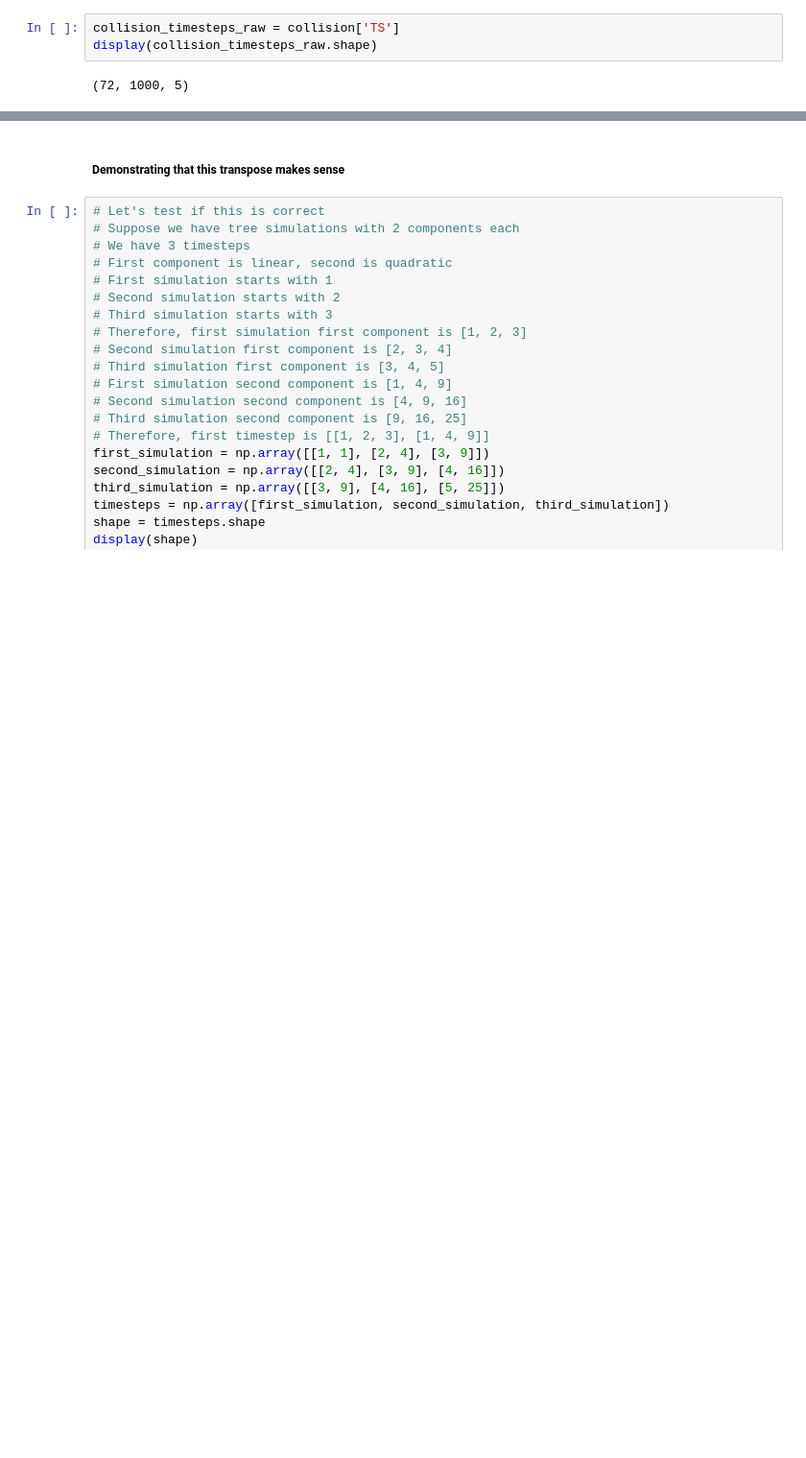
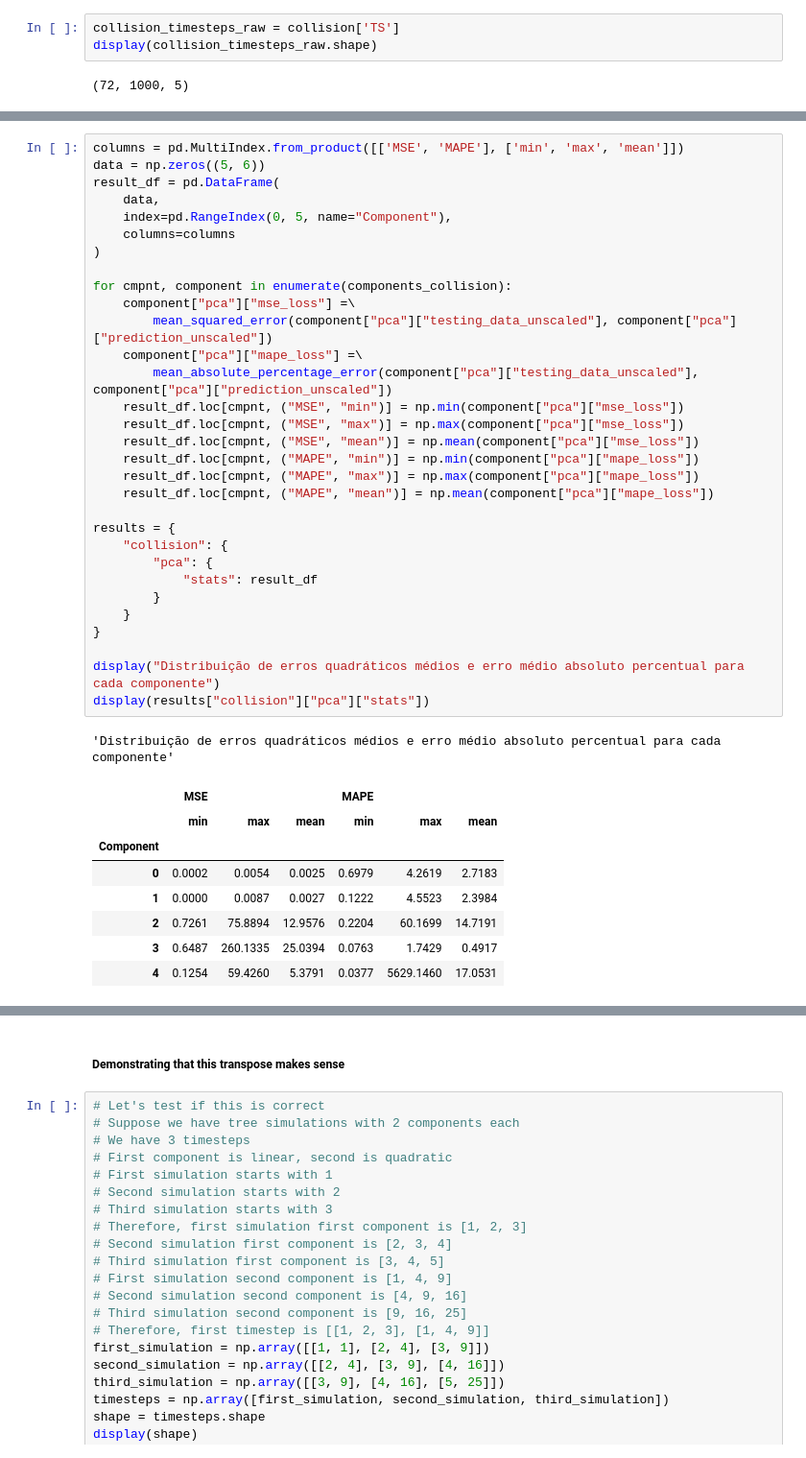
Before and after one commit to GuiCT/data-driven-studies, a Jupyter notebook: droplet/keras.ipynb, the cells around one changed output, grey strips where cells are left out. Shown at 96% size. Drawn from its saved outputs; the diff is of its cells as text; blank space fills up the shorter version.

```diff
--- a/droplet/keras.ipynb
+++ b/droplet/keras.ipynb
@@ -229,0 +309,41 @@ fig_subs.show()
+# %%
+columns = pd.MultiIndex.from_product([['MSE', 'MAPE'], ['min', 'max', 'mean']])
+data = np.zeros((5, 6))
+result_df = pd.DataFrame(
+    data,
+    index=pd.RangeIndex(0, 5, name="Component"),
+    columns=columns
+)
+
+for cmpnt, component in enumerate(components_collision):
+    component["pca"]["mse_loss"] =\
+        mean_squared_error(component["pca"]["testing_data_unscaled"], component["pca"]["prediction_unscaled"])
+    component["pca"]["mape_loss"] =\
+        mean_absolute_percentage_error(component["pca"]["testing_data_unscaled"], component["pca"]["prediction_unscaled"])
+    result_df.loc[cmpnt, ("MSE", "min")] = np.min(component["pca"]["mse_loss"])
+    result_df.loc[cmpnt, ("MSE", "max")] = np.max(component["pca"]["mse_loss"])
+    result_df.loc[cmpnt, ("MSE", "mean")] = np.mean(component["pca"]["mse_loss"])
+    result_df.loc[cmpnt, ("MAPE", "min")] = np.min(component["pca"]["mape_loss"])
+    result_df.loc[cmpnt, ("MAPE", "max")] = np.max(component["pca"]["mape_loss"])
+    result_df.loc[cmpnt, ("MAPE", "mean")] = np.mean(component["pca"]["mape_loss"])
+
+results = {
+    "collision": {
+        "pca": {
+            "stats": result_df
+        }
+    }
+}
+
+display("Distribuição de erros quadráticos médios e erro médio absoluto percentual para cada componente")
+display(results["collision"]["pca"]["stats"])
+# %% [output]
+'Distribuição de erros quadráticos médios e erro médio absoluto percentual para cada componente'
+|  | MSE |  |  | MAPE |  |  |
+|  | min | max | mean | min | max | mean |
+| Component |  |  |  |  |  |  |
+| 0 | 0.0002 | 0.0054 | 0.0025 | 0.6979 | 4.2619 | 2.7183 |
+| 1 | 0.0000 | 0.0087 | 0.0027 | 0.1222 | 4.5523 | 2.3984 |
+| 2 | 0.7261 | 75.8894 | 12.9576 | 0.2204 | 60.1699 | 14.7191 |
+| 3 | 0.6487 | 260.1335 | 25.0394 | 0.0763 | 1.7429 | 0.4917 |
+| 4 | 0.1254 | 59.4260 | 5.3791 | 0.0377 | 5629.1460 | 17.0531 |
```
Also changed, not shown: parts of 21 cells of this notebook, 1 other file.
